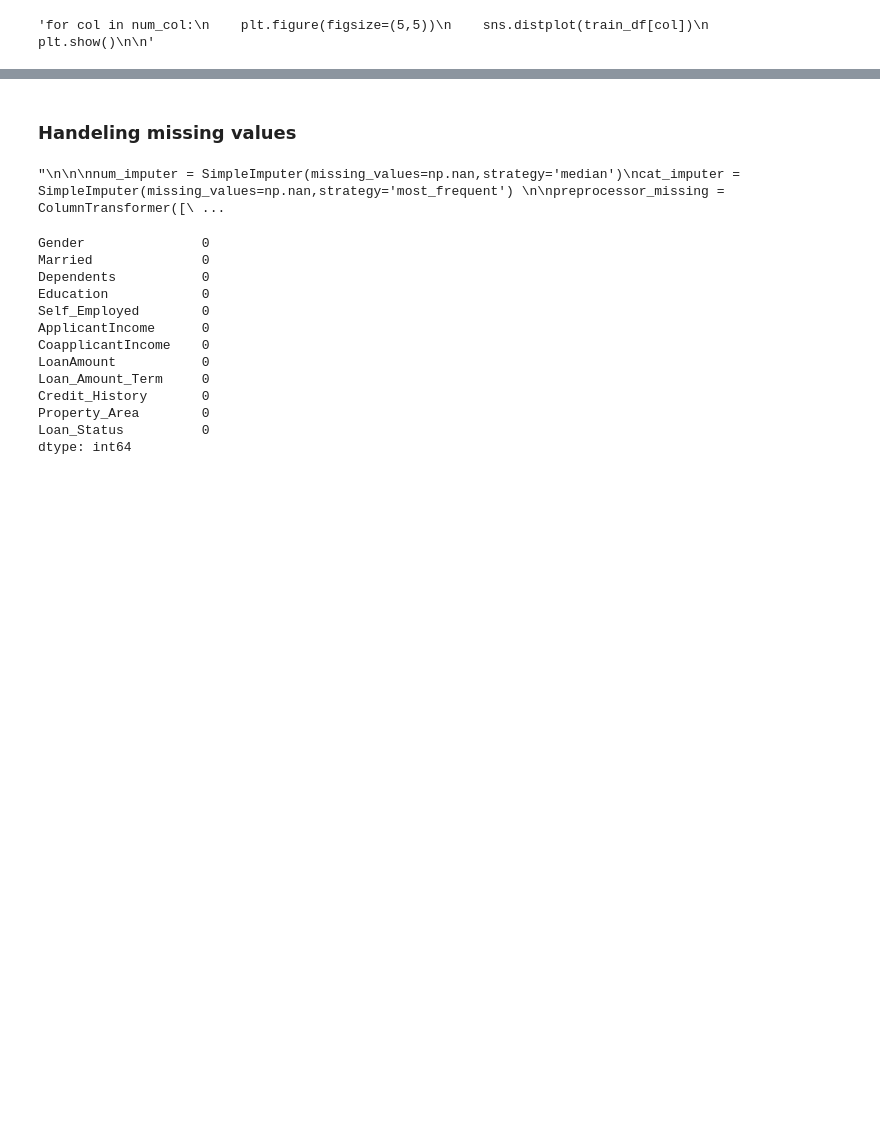
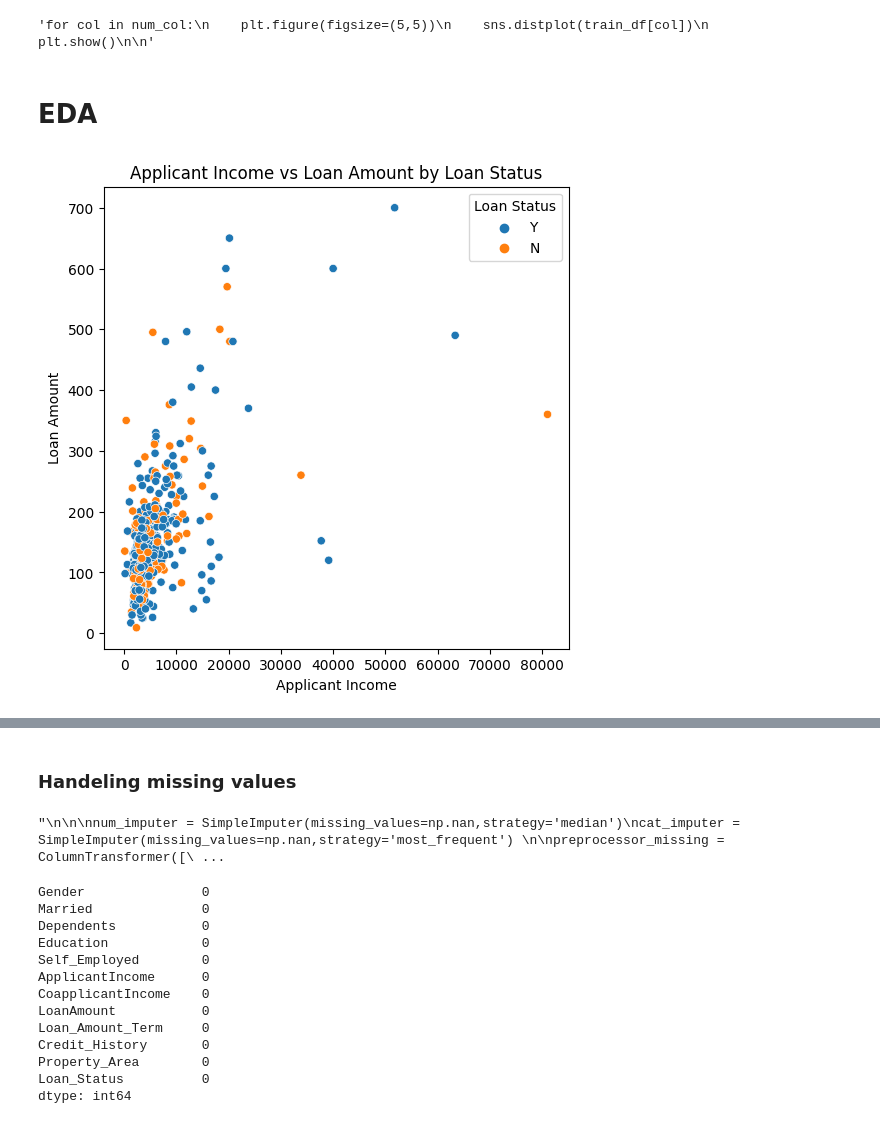
Before and after one commit to Tafique-Hossain-khan/loan-prediction, a Jupyter notebook: notebook/notebook.ipynb, the cells around one changed output, grey strips where cells are left out. Cells and saved outputs as stored; diff of their text form; code cells hidden in the pictures; blank space fills up the shorter version.

```diff
--- a/notebook/notebook.ipynb
+++ b/notebook/notebook.ipynb
@@ -193,3 +199,16 @@ for col in num_col:
 '''
 # %% [output]
 'for col in num_col:\n    plt.figure(figsize=(5,5))\n    sns.distplot(train_df[col])\n    plt.show()\n\n'
+# %% [markdown]
+# EDA
+# %%
+# Relationship between ApplicantIncome and LoanAmount
+plt.figure(figsize=(6, 6))
+sns.scatterplot(data=train_df, x='ApplicantIncome', y='LoanAmount', hue='Loan_Status')
+plt.title('Applicant Income vs Loan Amount by Loan Status')
+plt.xlabel('Applicant Income')
+plt.ylabel('Loan Amount')
+plt.legend(title='Loan Status')
+plt.show()
+# %% [output]
+[figure, added]
```
Also changed, not shown: parts of 13 cells of this notebook, 1 other file.
